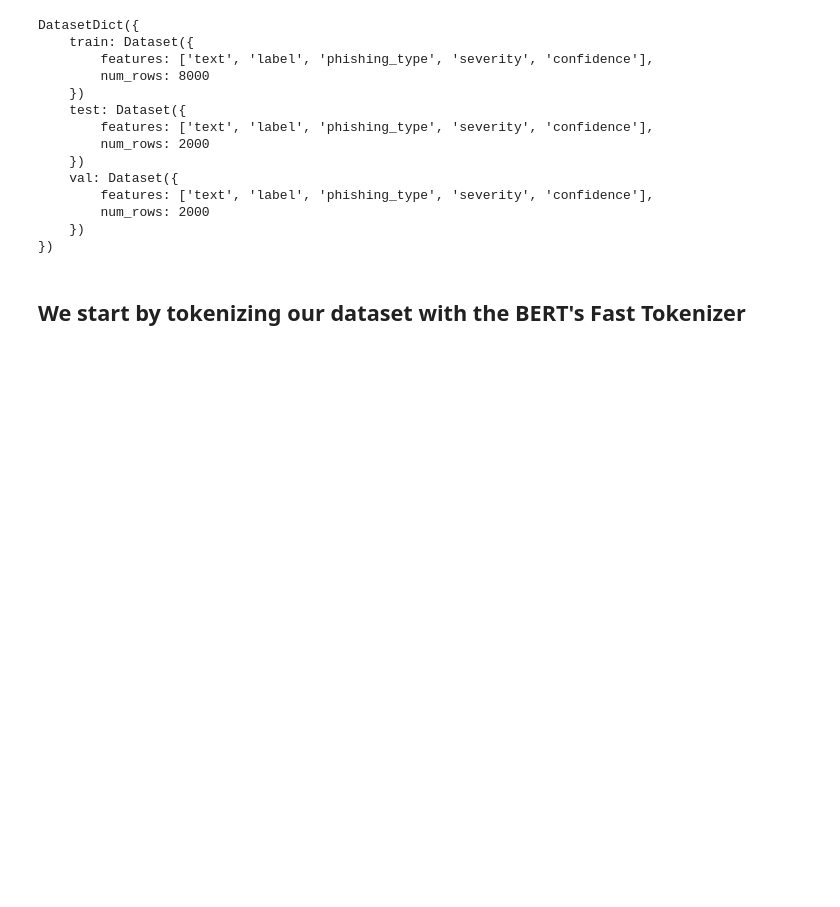
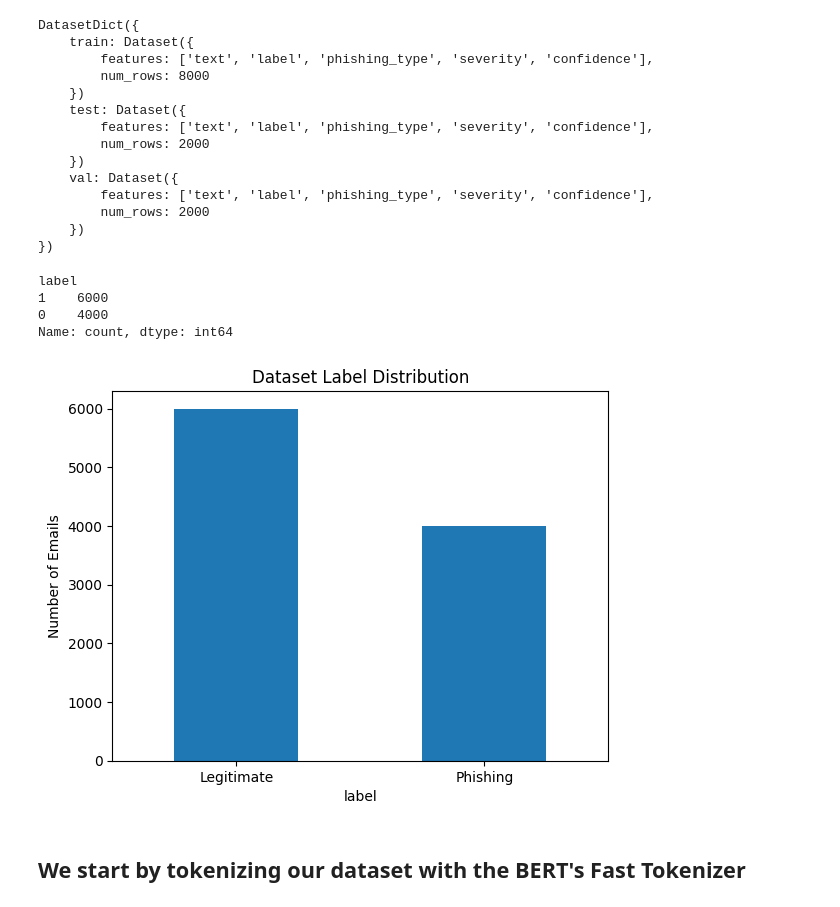
Before and after one commit to Yayu11/IAT360_NLP, a Jupyter notebook: NLP_Scam_Email_Classification.ipynb, the cells around one changed output. Cells and saved outputs as stored; diff of their text form; code cells hidden in the pictures; blank space fills up the shorter version.

```diff
--- a/NLP_Scam_Email_Classification.ipynb
+++ b/NLP_Scam_Email_Classification.ipynb
@@ -102,6 +102,42 @@ DatasetDict({
 
 # dataset["test"] = raw_dataset["test"]
 # dataset
+# %%
+import pandas as pd
+import matplotlib.pyplot as plt
+
+
+# Load original CSV
+df = pd.read_csv(
+    "/content/drive/MyDrive/phishing_legit_dataset_KD_10000.csv"
+)
+
+
+# Count labels
+label_counts = df['label'].value_counts()
+
+print(label_counts)
+
+
+# Plot
+label_counts.plot(kind="bar")
+
+plt.xticks(
+    ticks=[0,1],
+    labels=["Legitimate", "Phishing"],
+    rotation=0
+)
+
+plt.ylabel("Number of Emails")
+plt.title("Dataset Label Distribution")
+
+plt.show()
+# %% [output]
+label
+1    6000
+0    4000
+Name: count, dtype: int64
+[figure, added]
 # %% [markdown]
 ## We start by tokenizing our dataset with the BERT's Fast Tokenizer
 # %%
```
Also changed, not shown: parts of 6 cells of this notebook.
